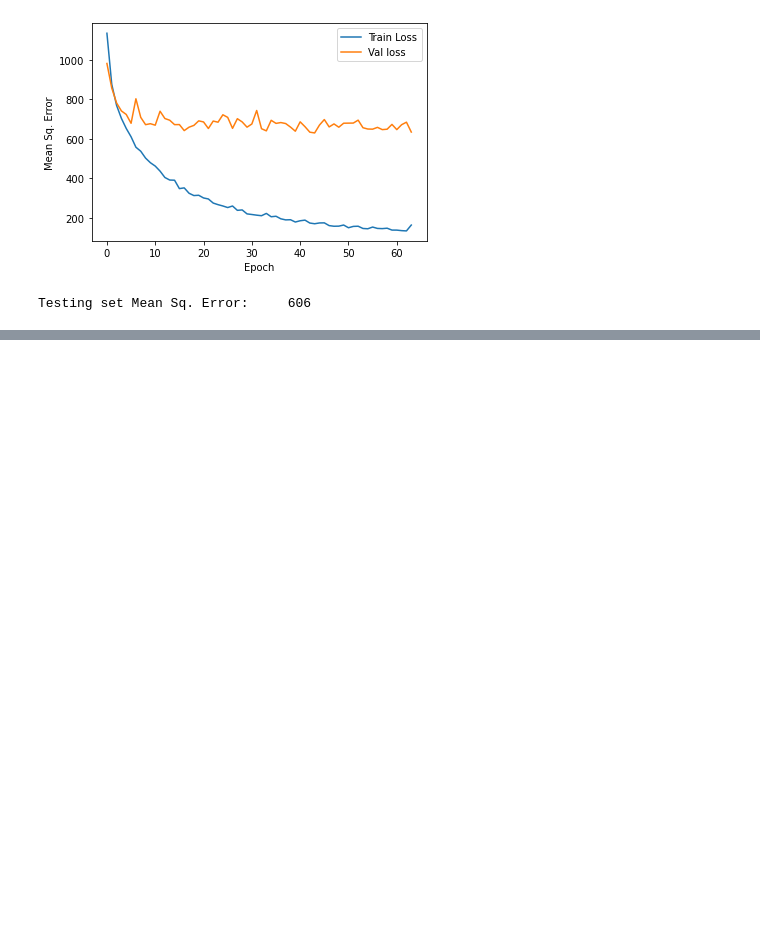
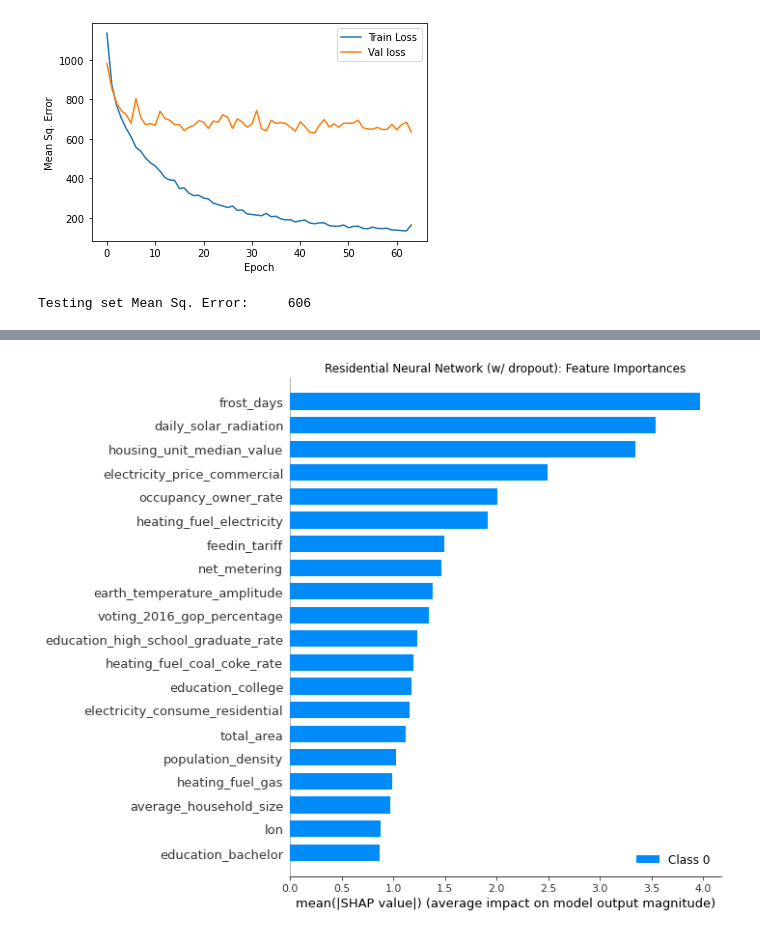
Before and after one commit to gnyirjesy/Solar-Panel-Area-Prediction, a Jupyter notebook: EDA_and_Modeling.ipynb, the cells around one changed output, grey strips where cells are left out. Saved outputs shown, nothing was run; the diff lists cells and outputs as text; code cells hidden in the pictures; blank space fills up the shorter version.

```diff
--- a/EDA_and_Modeling.ipynb
+++ b/EDA_and_Modeling.ipynb
@@ -1270 +1289,5 @@ regression_scatter(test_labels, test_predictions, 'Actual Values', 'Predicted Va
 <Figure size 432x288 with 0 Axes>
+# %%
+explainer = shap.KernelExplainer(model.predict,shap.sample(train_data, 100))
+# %%
+shap_values = explainer.shap_values(shap.sample(train_data,100), approximate=True)
@@ -1270,0 +1312,6 @@ regression_scatter(test_labels, test_predictions, 'Actual Values', 'Predicted Va
+# %%
+_ = shap.summary_plot(shap_values, features=train_data, feature_names=train_data.columns,show=False)
+_ = plt.title('Residential Neural Network (w/ dropout): Feature Importances')
+_ = plt.show()
+# %% [output]
+[figure, added]
```
Also changed, not shown: parts of 17 cells of this notebook, 11 other files.
